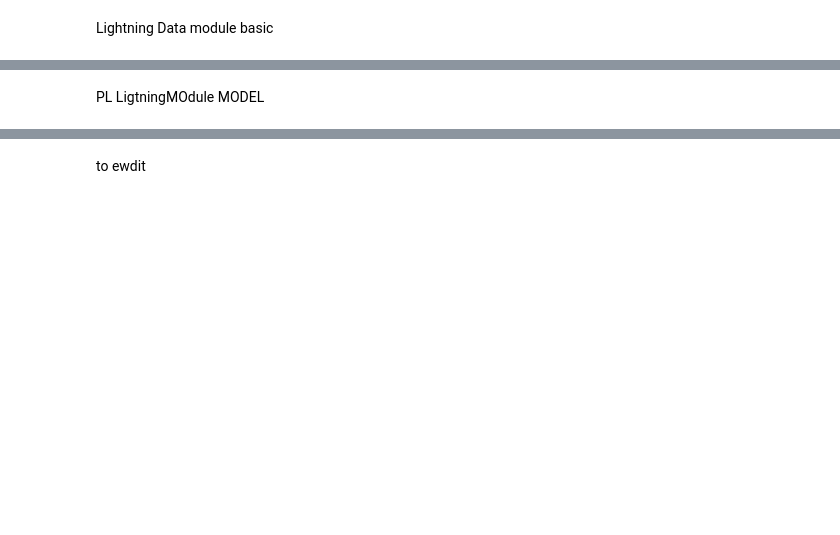
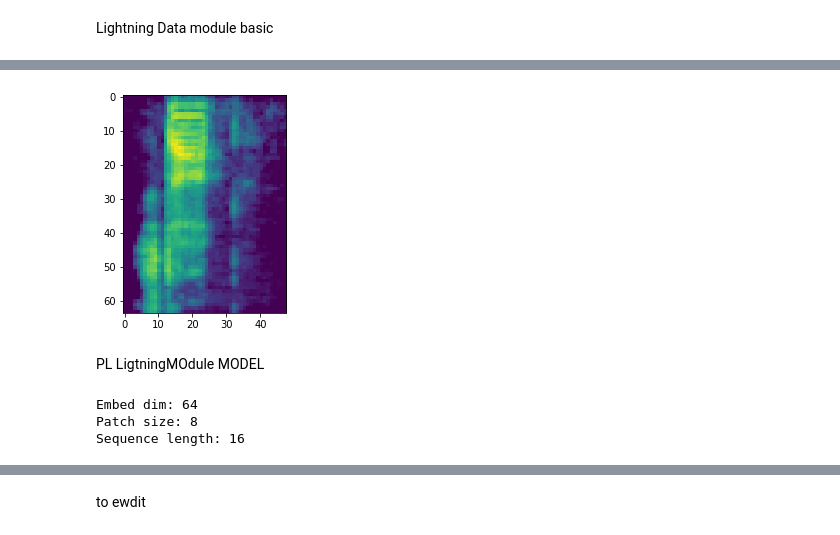
Before and after one commit to atsantiago2/object_detection_model_hw2, a Jupyter notebook: hw3/train.ipynb, the cells around one changed output, grey strips where cells are left out. Cells and saved outputs as stored; diff of their text form; code cells hidden in the pictures; blank space fills up the shorter version.

```diff
--- a/hw3/train.ipynb
+++ b/hw3/train.ipynb
@@ -194,0 +297,6 @@ class KWSDataModule(LightningDataModule):
+# %%
+i = 0
+x = data[0][i]
+y = data[1][i]
+w = data[2][i]
+sample_rate = data[3]
@@ -194,0 +309,9 @@ class KWSDataModule(LightningDataModule):
+# %%
+transform = torchaudio.transforms.MelSpectrogram(sample_rate=sample_rate,
+                                                              n_fft=args.n_fft,
+                                                              win_length=args.win_length,
+                                                              hop_length=334,
+                                                              n_mels=args.n_mels,
+                                                              power=2.0)
+mel1 = ToTensor()(librosa.power_to_db(transform(w).squeeze().numpy(), ref=np.max))
+mel1.shape
@@ -195,2 +326,25 @@ class KWSDataModule(LightningDataModule):
+# %%
+from matplotlib import pyplot as plt
+fig = plt.figure
+# plt.figure(1)
+# plt.imshow(data[0][0][0]) # mels
+plt.imshow(mel1[0]) # mels
+
+# plt.plot(Time, w)
+plt.show()
+# %% [output]
+[figure, added]
 # %% [markdown]
 PL LigtningMOdule MODEL
+# %%
+
+# data = iter(datamodule.test_dataloader()).next()
+patch_dim = data[0].shape[-1]
+seqlen = data[0].shape[-2]
+print("Embed dim:", args.embed_dim)
+print("Patch size:", 32 // args.patch_num)
+print("Sequence length:", seqlen)
+# %% [output]
+Embed dim: 64
+Patch size: 8
+Sequence length: 16
```
Also changed, not shown: parts of 46 cells of this notebook, 2 other files.
